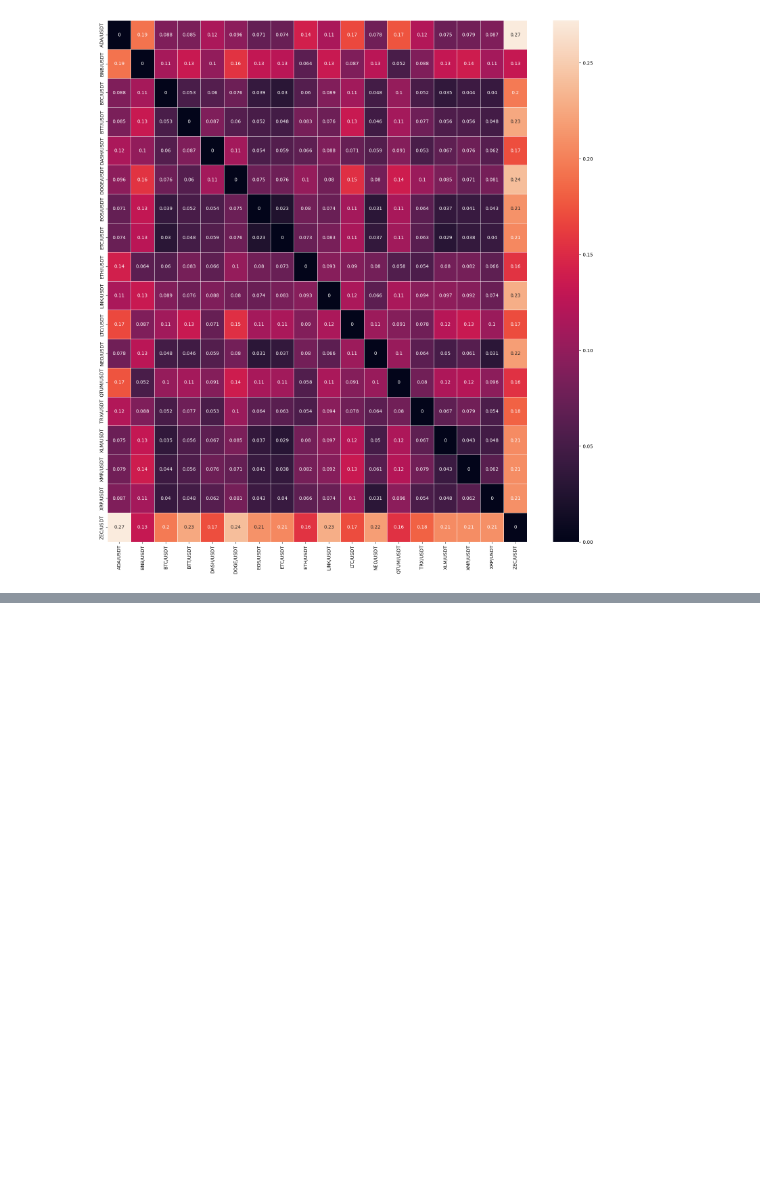
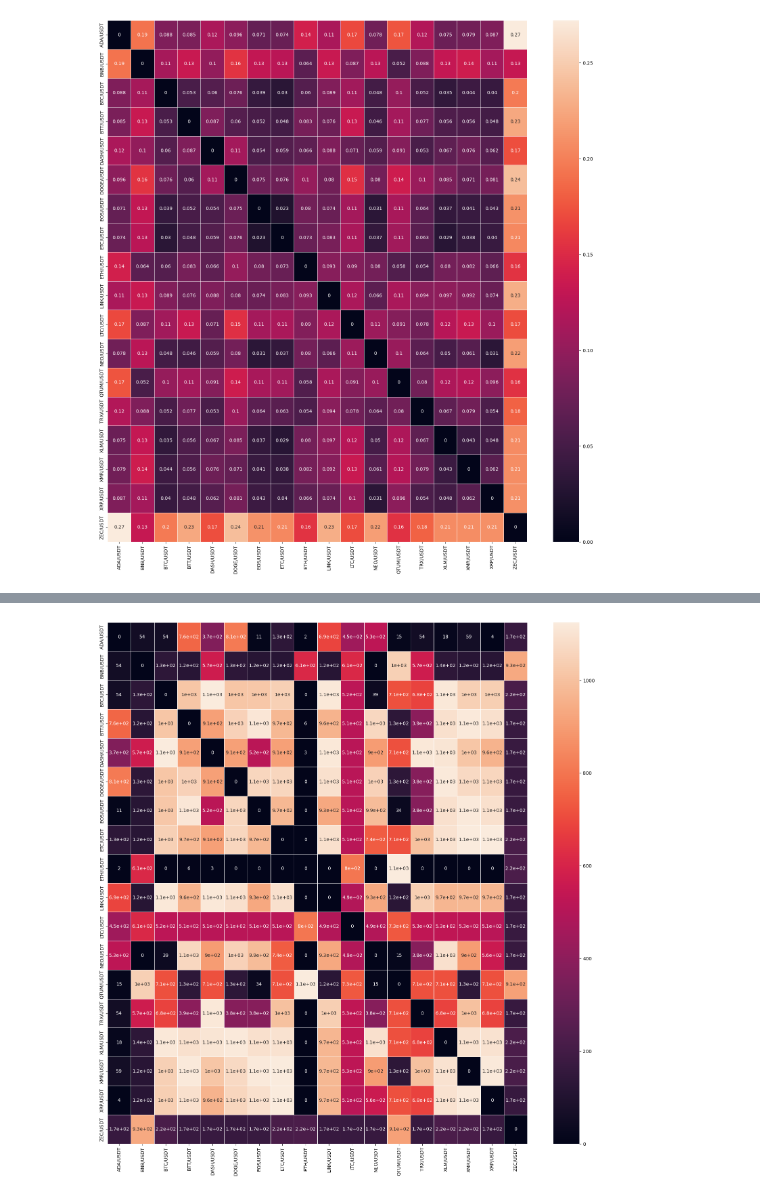
Before and after one commit to cansakiroglu/PairsTrading-YAP490, a Jupyter notebook: main.ipynb, the cells around one changed output, grey strips where cells are left out. Drawn from its saved outputs; the diff is of its cells as text; code cells hidden in the pictures; blank space fills up the shorter version.

```diff
--- a/main.ipynb
+++ b/main.ipynb
@@ -197,0 +140,20 @@ Cross-over sayısı da slayttaki ile farklı çıkıyor, ancak spreadlerdeki sig
+# %%
+### CROSSOVER SAYISI & SON CROSSOVER
+print('Number of crossovers and the index of the last crossover is found by using the sign changes of the spreads calculated after normalizing the data with normalization Version-', version, sep='')
+num_crossovers_matrix = pd.DataFrame().reindex_like(corr_matrix)
+last_crossover_matrix = pd.DataFrame().reindex_like(corr_matrix)
+
+for i in df_normalized.columns.values:
+    for j in df_normalized.columns.values:
+        spread = df_normalized[i].values - df_normalized[j].values
+        cross = 0
+        last_cross_index = 0
+
+        # A sing change in the spread means a crossover happened.
+        for k in range(1, spread.shape[0]):
+            if spread[k-1]*spread[k] < 0: # Therefore, if spread[k-1] * spread[k] < 0 then a crossover happened.
+                cross += 1
+                last_cross_index = k
+
+        num_crossovers_matrix.loc[i][j] = cross
+        last_crossover_matrix.loc[i][j] = last_cross_index
@@ -197,0 +169,7 @@ Cross-over sayısı da slayttaki ile farklı çıkıyor, ancak spreadlerdeki sig
+# %%
+### SON CROSSOVER
+fig, ax = plt.subplots(figsize=(20,20))
+sn.heatmap(last_crossover_matrix, annot=True, linewidths=.5, ax=ax)
+plt.show()
+# %% [output]
+[figure, added]
```
Also changed, not shown: parts of 11 cells of this notebook.
